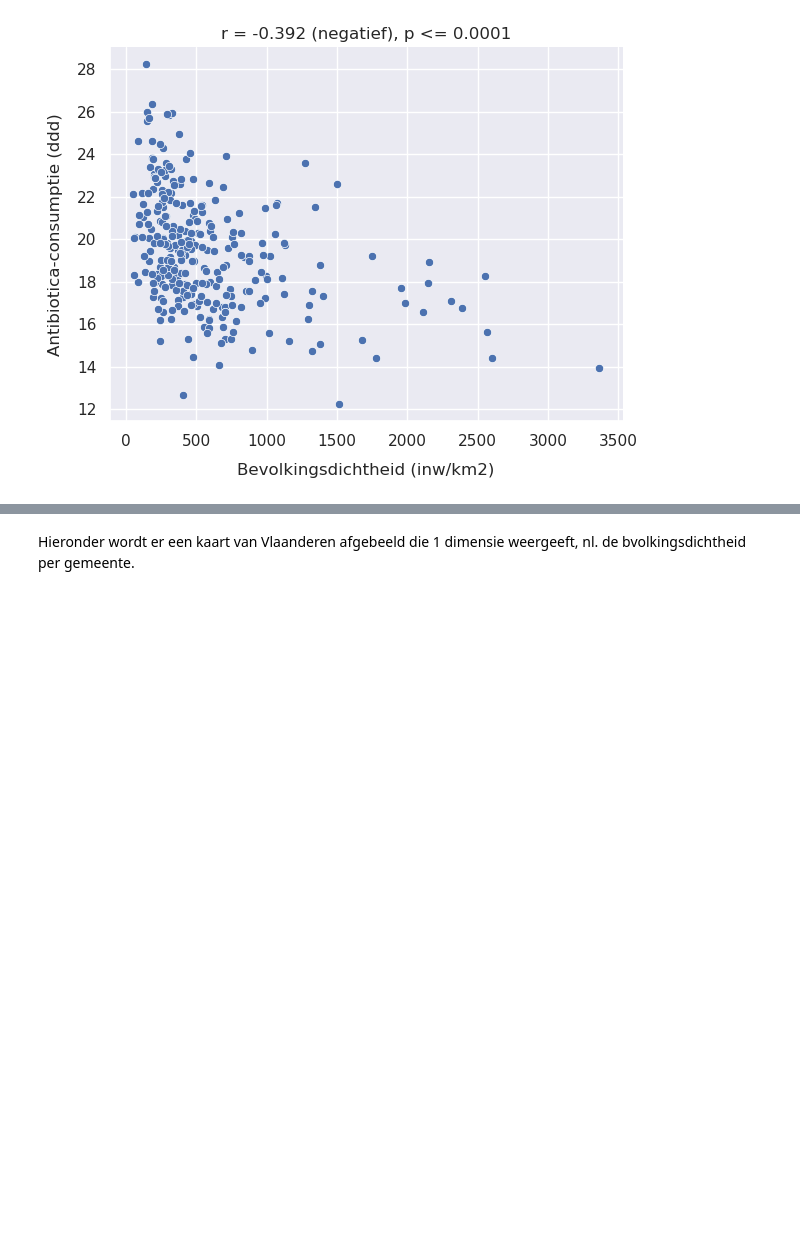
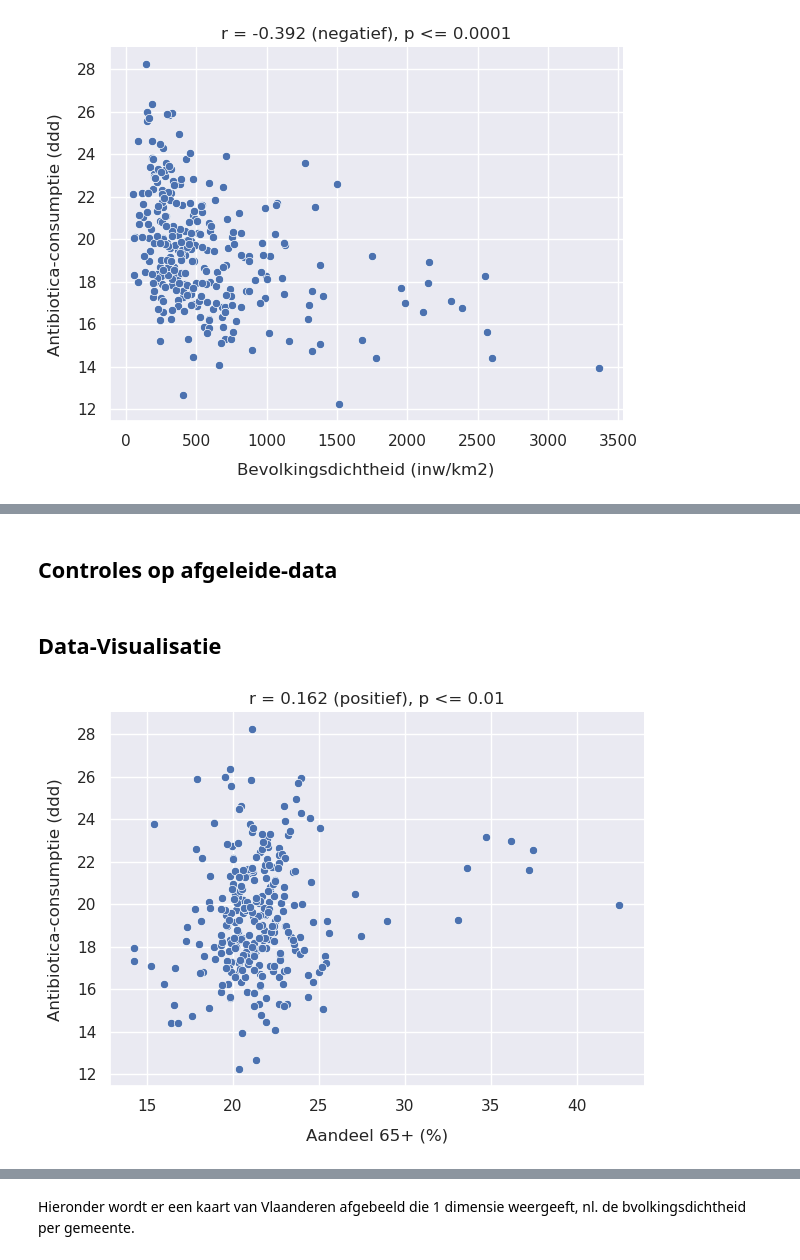
Before and after one commit to jkeustermans/DataVisualization, a Jupyter notebook: Project-Data-Visualization.ipynb, the cells around one changed output, grey strips where cells are left out. Drawn from its saved outputs; the diff is of its cells as text; code cells hidden in the pictures; blank space fills up the shorter version.

Commit message:
Toevoegen scatterplot voor 'Percentage 65+ en Antibiotica Consumptie'

```diff
--- a/Project-Data-Visualization.ipynb
+++ b/Project-Data-Visualization.ipynb
@@ -572,0 +611,2 @@ plt.show()
+# %% [markdown]
+## Controles op afgeleide-data
@@ -572,0 +615,5 @@ plt.show()
+# %% [markdown]
+## Data-Visualisatie
+# %%
+list_65plus = [row['Procent'] for row in spark_session.sql("select Procent from percentage_65_plussers order by Gemeente").collect()]
+list_antibiotica = [row['Verhouding'] for row in spark_session.sql("select Verhouding from antibiotica_consumptie order by Gemeente").collect()]
@@ -573 +624,14 @@ plt.show()
+# %%
+sns.set_theme()
+tips = {
+    "65plus": list_65plus,
+    "ddd": list_antibiotica
+}
+rp = sns.relplot(x=tips['65plus'], y=tips['ddd'])
+rp.set_axis_labels("Aandeel 65+ (%)", "Antibiotica-consumptie (ddd)", labelpad=10)
+rp.figure.set_size_inches(6.5, 4.5)
+plt.title(f"r = {format_r_value(r_value_scatterplot_antibiotica_65plus)}, p {format_p_value(p_value_scatterplot_antibiotica_65plus)}")
+plt.show()
+# %% [output]
+[figure, added]
 # %% [markdown]
```
Also changed, not shown: parts of 11 cells of this notebook, 1 other file.
